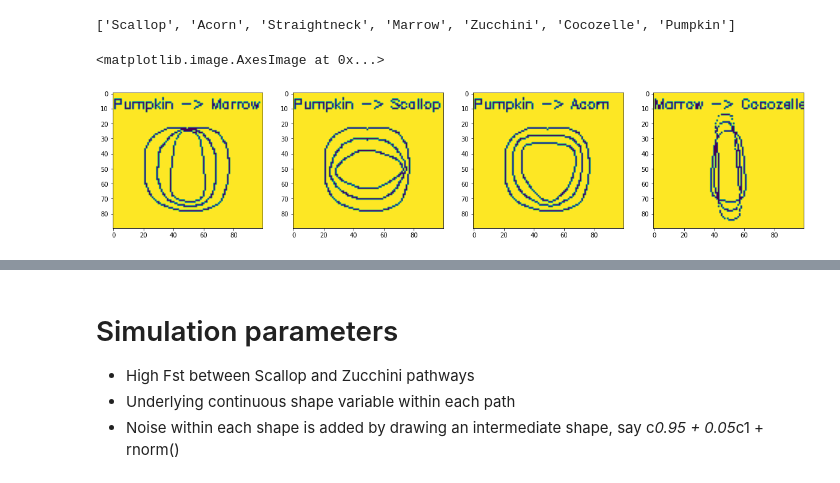
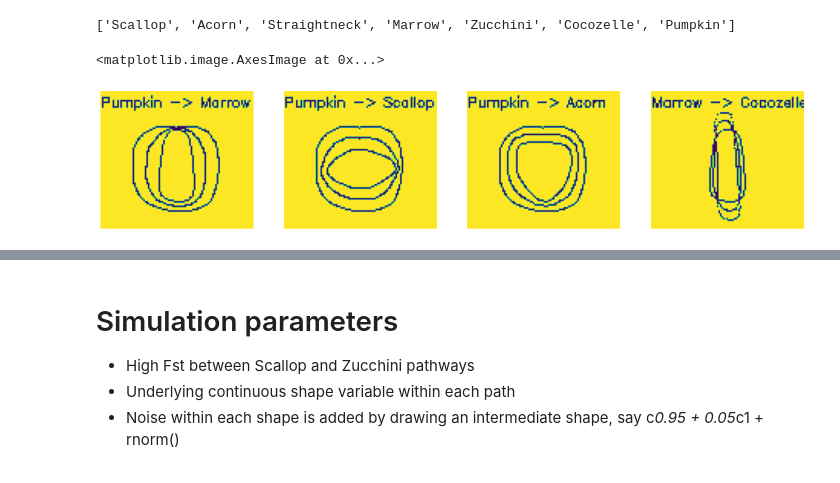
Before and after one commit to miguelperezenciso/dna2image, a Jupyter notebook: dna2img.cucurbita.ipynb, the cells around one changed output, grey strips where cells are left out. Saved outputs shown, nothing was run; the diff lists cells and outputs as text; code cells hidden in the pictures.

```diff
--- a/dna2img.cucurbita.ipynb
+++ b/dna2img.cucurbita.ipynb
@@ -363,6 +363,19 @@ y = [center[0]-50, center[0]+50]
 x = [center[1]-50, center[1]+40]
 
 fig = plt.figure(figsize=(20,20))
+
+
+imw = np.ones(img_bw.shape) # blank image
+c2 = np.expand_dims(landmarks_aligned[1], axis=1)
+c3 = transform_shape(c1,c2)
+cv2.drawContours(imw, c1, -1, col, 1)
+cv2.drawContours(imw, c2, -1, col, 1)
+cv2.drawContours(imw, c3, -1, col, 1)
+imw = imw[x[0]:x[1], y[0]:y[1]]
+cv2.putText(imw, 'Pumpkin -> Acorn', (0, 10), cv2.FONT_HERSHEY_SIMPLEX, 0.3, col, 1)
+fig.add_subplot(142)
+plt.axis('off')
+plt.imshow(imw)
 
 imw = np.ones(img_bw.shape) # blank image
 c1 = np.expand_dims(landmarks_aligned[6], axis=1)
@@ -374,47 +387,38 @@ cv2.drawContours(imw, c3, -1, col, 1)
 imw = imw[x[0]:x[1], y[0]:y[1]]
 cv2.putText(imw, 'Pumpkin -> Marrow', (0, 10), cv2.FONT_HERSHEY_SIMPLEX, 0.3, col, 1)
 fig.add_subplot(141)
+plt.axis('off')
 plt.imshow(imw)
 
 imw = np.ones(img_bw.shape) # blank image
 c2 = np.expand_dims(landmarks_aligned[0], axis=1)
 c3 = transform_shape(c1,c2)
 cv2.drawContours(imw, c1, -1, col, 1)
 cv2.drawContours(imw, c2, -1, col, 1)
 cv2.drawContours(imw, c3, -1, col, 1)
 imw = imw[x[0]:x[1], y[0]:y[1]]
 cv2.putText(imw, 'Pumpkin -> Scallop', (0, 10), cv2.FONT_HERSHEY_SIMPLEX, 0.3, col, 1)
-fig.add_subplot(142)
+fig.add_subplot(143)
+plt.axis('off')
 plt.imshow(imw)
-
-imw = np.ones(img_bw.shape) # blank image
-c2 = np.expand_dims(landmarks_aligned[1], axis=1)
-c3 = transform_shape(c1,c2)
-cv2.drawContours(imw, c1, -1, col, 1)
-cv2.drawContours(imw, c2, -1, col, 1)
-cv2.drawContours(imw, c3, -1, col, 1)
-imw = imw[x[0]:x[1], y[0]:y[1]]
-cv2.putText(imw, 'Pumpkin -> Acorn', (0, 10), cv2.FONT_HERSHEY_SIMPLEX, 0.3, col, 1)
-fig.add_subplot(143)
-plt.imshow(imw)
-
 
 imw = np.ones(img_bw.shape) # blank image
 c1 = np.expand_dims(landmarks_aligned[3], axis=1)
 c2 = np.expand_dims(landmarks_aligned[5], axis=1)
 c3 = transform_shape(c1,c2)
 cv2.drawContours(imw, c1, -1, col, 1)
 cv2.drawContours(imw, c2, -1, col, 1)
 cv2.drawContours(imw, c3, -1, col, 1)
 imw = imw[x[0]:x[1], y[0]:y[1]]
 cv2.putText(imw, 'Marrow -> Cocozelle', (0, 10), cv2.FONT_HERSHEY_SIMPLEX, 0.3, col, 1)
 fig.add_subplot(144)
+plt.axis('off')
 plt.imshow(imw)
 
 plt.imshow(imw)
 # %% [output]
 <matplotlib.image.AxesImage at 0x...>
-[figure, old version]
+[figure, new version]
 # %% [markdown]
 ### Cucurbit Simulation strategy:
 H. Paris, 1989. [*Historical records, origins, and development of the edible cultivar groups
```
Also changed, not shown: parts of 1 cell of this notebook.
